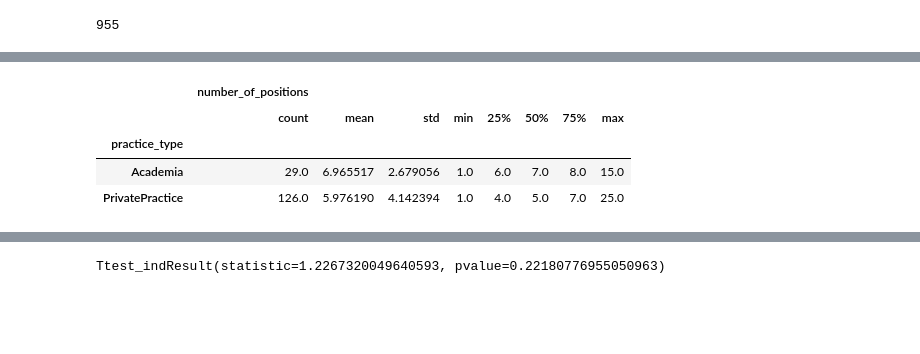
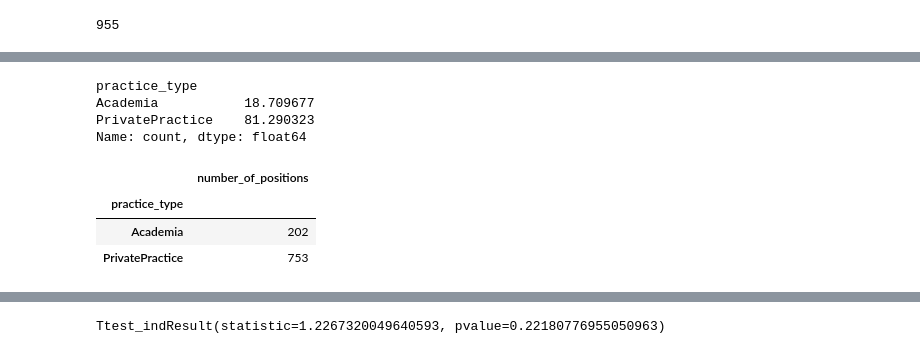
Before and after one commit to tcdvm/virmp, a Jupyter notebook: analysis/VIRMP.ipynb, the cells around one changed output, grey strips where cells are left out. Saved outputs shown, nothing was run; the diff lists cells and outputs as text; code cells hidden in the pictures; blank space fills up the shorter version.

```diff
--- a/analysis/VIRMP.ipynb
+++ b/analysis/VIRMP.ipynb
@@ -233,11 +241,17 @@ cat_df.number_of_positions.sum()
+# %%
+(number_position_by_type['number_of_positions']['count']/155)*100
+# %% [output]
+practice_type
+Academia           18.709677
+PrivatePractice    81.290323
+Name: count, dtype: float64
 # %%
-cat_df.groupby('practice_type').describe()
+cat_df.groupby('practice_type').sum()
 # %% [output]
-|  | number_of_positions |  |  |  |  |  |  |  |
-|  | count | mean | std | min | 25% | 50% | 75% | max |
-| practice_type |  |  |  |  |  |  |  |  |
-| Academia | 29.0 | 6.965517 | 2.679056 | 1.0 | 6.0 | 7.0 | 8.0 | 15.0 |
-| PrivatePractice | 126.0 | 5.976190 | 4.142394 | 1.0 | 4.0 | 5.0 | 7.0 | 25.0 |
+|  | number_of_positions |
+| practice_type |  |
+| Academia | 202 |
+| PrivatePractice | 753 |
 # %%
 academia = cat_df[cat_df['practice_type'] == "Academia"].number_of_positions
 privatepractice = cat_df[cat_df['practice_type'] == "PrivatePractice"].number_of_positions
```
Also changed, not shown: parts of 8 cells of this notebook.
